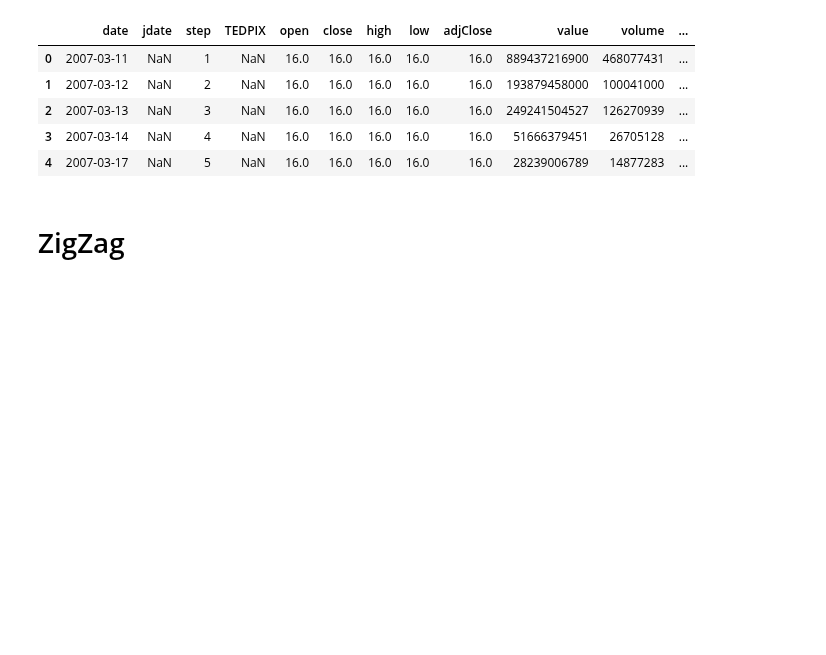
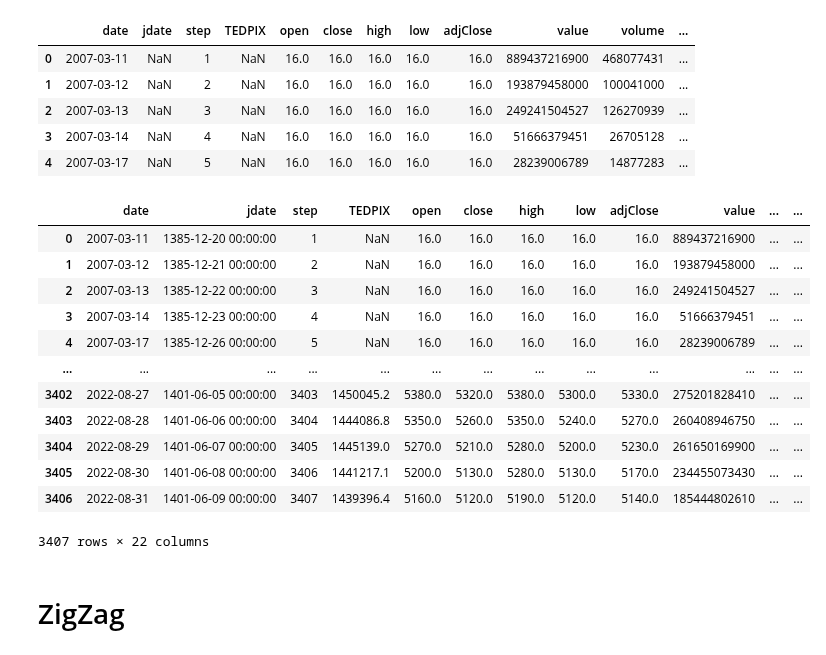
Before and after one commit to Hamtech-ai/InsightiFi, a Jupyter notebook: Algo trading with HamTech.ipynb, the cells around one changed output. Drawn from its saved outputs; the diff is of its cells as text; code cells hidden in the pictures; blank space fills up the shorter version.

Commit message:
jdate added

```diff
--- a/Algo trading with HamTech.ipynb
+++ b/Algo trading with HamTech.ipynb
@@ -112,6 +113,30 @@ foladHist.head()
 | 2 | 2007-03-13 | NaN | 3 | NaN | 16.0 | 16.0 | 16.0 | 16.0 | 16.0 | 249241504527 | 126270939 | ... |
 | 3 | 2007-03-14 | NaN | 4 | NaN | 16.0 | 16.0 | 16.0 | 16.0 | 16.0 | 51666379451 | 26705128 | ... |
 | 4 | 2007-03-17 | NaN | 5 | NaN | 16.0 | 16.0 | 16.0 | 16.0 | 16.0 | 28239006789 | 14877283 | ... |
+# %%
+foladHist['jdate'] = foladHist['date'].jalali.to_jalali()
+
+foladHist['year'] = foladHist['jdate'].jalali.year
+foladHist['month'] = foladHist['jdate'].jalali.month
+foladHist['quarter'] = foladHist['jdate'].jalali.quarter
+foladHist['day'] = foladHist['jdate'].jalali.day
+foladHist['weekday'] = foladHist['jdate'].jalali.weekday
+
+foladHist
+# %% [output]
+|  | date | jdate | step | TEDPIX | open | close | high | low | adjClose | value | ... | ... |
+| 0 | 2007-03-11 | 1385-12-20 00:00:00 | 1 | NaN | 16.0 | 16.0 | 16.0 | 16.0 | 16.0 | 889437216900 | ... | ... |
+| 1 | 2007-03-12 | 1385-12-21 00:00:00 | 2 | NaN | 16.0 | 16.0 | 16.0 | 16.0 | 16.0 | 193879458000 | ... | ... |
+| 2 | 2007-03-13 | 1385-12-22 00:00:00 | 3 | NaN | 16.0 | 16.0 | 16.0 | 16.0 | 16.0 | 249241504527 | ... | ... |
+| 3 | 2007-03-14 | 1385-12-23 00:00:00 | 4 | NaN | 16.0 | 16.0 | 16.0 | 16.0 | 16.0 | 51666379451 | ... | ... |
+| 4 | 2007-03-17 | 1385-12-26 00:00:00 | 5 | NaN | 16.0 | 16.0 | 16.0 | 16.0 | 16.0 | 28239006789 | ... | ... |
+| ... | ... | ... | ... | ... | ... | ... | ... | ... | ... | ... | ... | ... |
+| 3402 | 2022-08-27 | 1401-06-05 00:00:00 | 3403 | 1450045.2 | 5380.0 | 5320.0 | 5380.0 | 5300.0 | 5330.0 | 275201828410 | ... | ... |
+| 3403 | 2022-08-28 | 1401-06-06 00:00:00 | 3404 | 1444086.8 | 5350.0 | 5260.0 | 5350.0 | 5240.0 | 5270.0 | 260408946750 | ... | ... |
+| 3404 | 2022-08-29 | 1401-06-07 00:00:00 | 3405 | 1445139.0 | 5270.0 | 5210.0 | 5280.0 | 5200.0 | 5230.0 | 261650169900 | ... | ... |
+| 3405 | 2022-08-30 | 1401-06-08 00:00:00 | 3406 | 1441217.1 | 5200.0 | 5130.0 | 5280.0 | 5130.0 | 5170.0 | 234455073430 | ... | ... |
+| 3406 | 2022-08-31 | 1401-06-09 00:00:00 | 3407 | 1439396.4 | 5160.0 | 5120.0 | 5190.0 | 5120.0 | 5140.0 | 185444802610 | ... | ... |
+3407 rows × 22 columns
 # %% [markdown]
 # ZigZag
 # %%
```
Also changed, not shown: parts of 5 cells of this notebook, 2 other files.
